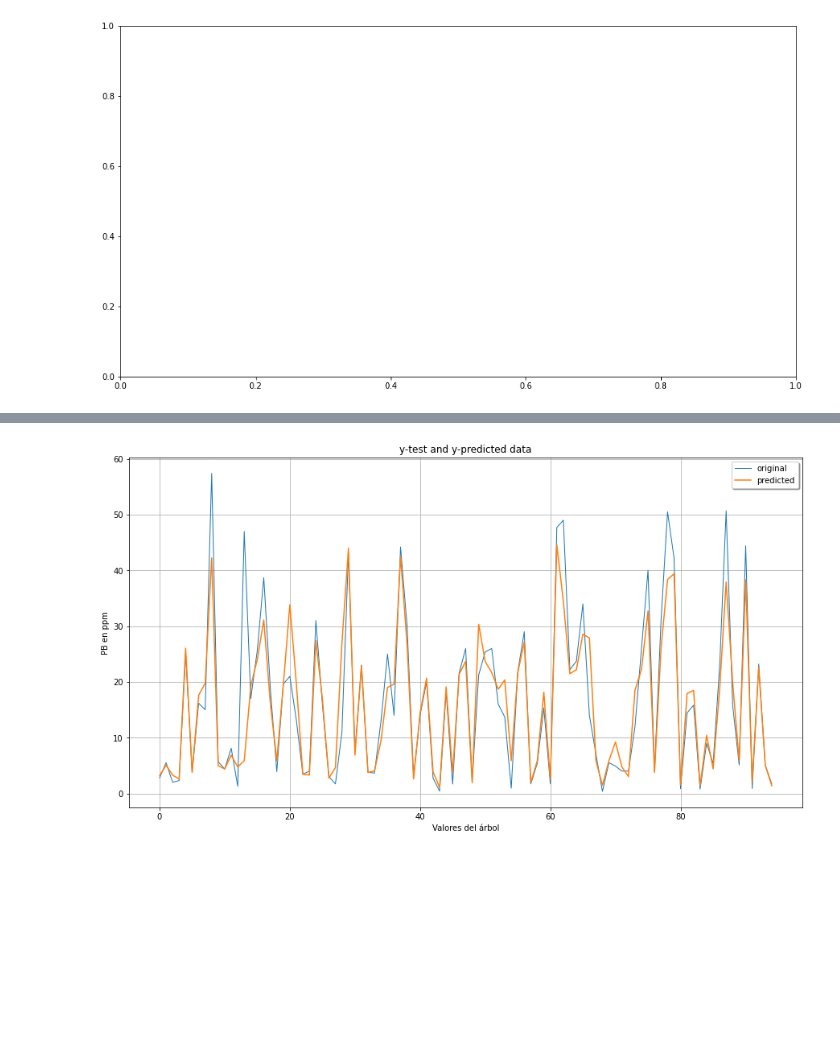
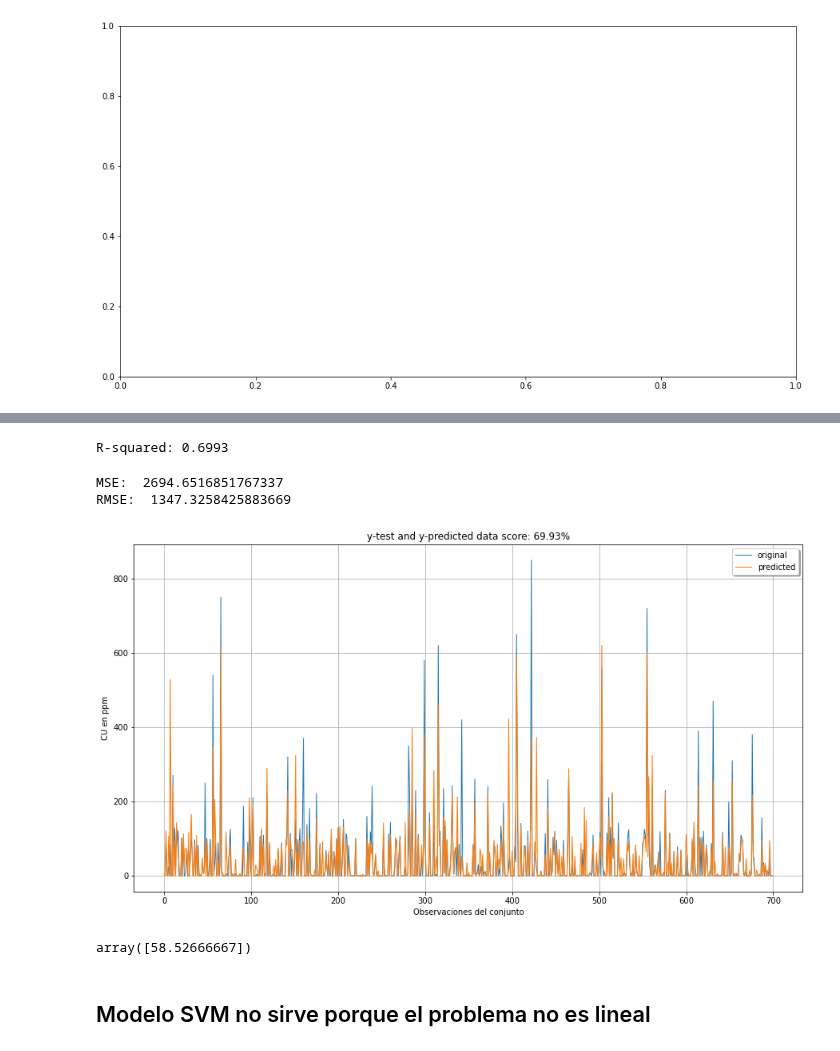
Before and after one commit to rubensdmp/GeoPython, a Jupyter notebook: EarthChem/Geoquimica.ipynb, the cells around one changed output, grey strips where cells are left out. Saved outputs shown, nothing was run; the diff lists cells and outputs as text; code cells hidden in the pictures; blank space fills up the shorter version.

```diff
--- a/EarthChem/Geoquimica.ipynb
+++ b/EarthChem/Geoquimica.ipynb
@@ -363,15 +216,65 @@ R-squared: 0.8086765153728599
-# %%
-y_pred = regression.predict(X_test)
-
-x_ax = range(len(y_test))
-plt.plot(x_ax, y_test, linewidth=1, label="original")
-plt.plot(x_ax, y_pred, linewidth=1.5, label="predicted")
-plt.title("y-test and y-predicted data")
-plt.xlabel('Valores del árbol')
-plt.ylabel('{} en ppm'.format(elemento))
-plt.legend(loc='best',fancybox=True, shadow=True)
-plt.grid(True)
-plt.show()
-# %% [output]
-[figure, removed]
+# %%
+# determino matriz de características (X) y valor a predecir (y)
+X = dfmod.iloc[:, 2:18].values
+y = dfmod.iloc[:, 18].values
+
+np.nan_to_num(X, copy=False)
+np.nan_to_num(y, copy=False)
+
+# Dividir el data set en conjunto de entrenamiento y conjunto de testing
+from sklearn.model_selection import train_test_split
+X_train, X_test, y_train, y_test = train_test_split(X, y, test_size = 0.2)
+
+# Escalado de variables
+#from sklearn.preprocessing import StandardScaler
+#sc_X = StandardScaler()
+#sc_y = StandardScaler()
+#X_train = sc_X.fit_transform(X_train)
+#X_test = sc_X.transform(X_test)
+
+
+# Ajustar el Random Forest con el dataset
+from sklearn.ensemble import RandomForestRegressor
+regression = RandomForestRegressor(n_estimators = 300)
+regression.fit(X_train, y_train)
+
+
+y_pred = regression.predict(X_test)
+
+
+# observamos Accurancy
+scoreRF = regression.score(X_test, y_test)
+print("R-squared:", round(scoreRF,4))
+# %% [output]
+R-squared: 0.6993
+# %%
+from sklearn.metrics import mean_squared_error
+mse = mean_squared_error(y_test, y_pred)
+print("MSE: ", mse)
+print("RMSE: ", mse*(1/2.0))
+# %% [output]
+MSE:  2694.6516851767337
+RMSE:  1347.3258425883669
+# %%
+plt.rcParams["figure.figsize"] = (15,8)
+x_ax = range(len(y_test))
+plt.plot(x_ax, y_test, linewidth=1, label="original")
+plt.plot(x_ax, y_pred, linewidth=1.1, label="predicted")
+plt.title("y-test and y-predicted data score: {}%".format(round(scoreRF,4)*100))
+plt.xlabel('Observaciones del conjunto')
+plt.ylabel('{} en ppm'.format(elemento))
+plt.legend(loc='best',fancybox=True, shadow=True)
+plt.grid(True)
+plt.show()
+# %% [output]
+[figure, added]
+# %%
+pru =[[45.22,3.94,16.23,12.53,0,0,0.18,5.17,10.57,0,3.67,0.73,1.29,0,109.0,0]]
+
+y = regression.predict(pru)
+y
+# %% [output]
+array([58.52666667])
+# %% [markdown]
+## Modelo SVM no sirve porque el problema no es lineal
 # %%
```
Also changed, not shown: parts of 25 cells of this notebook.
